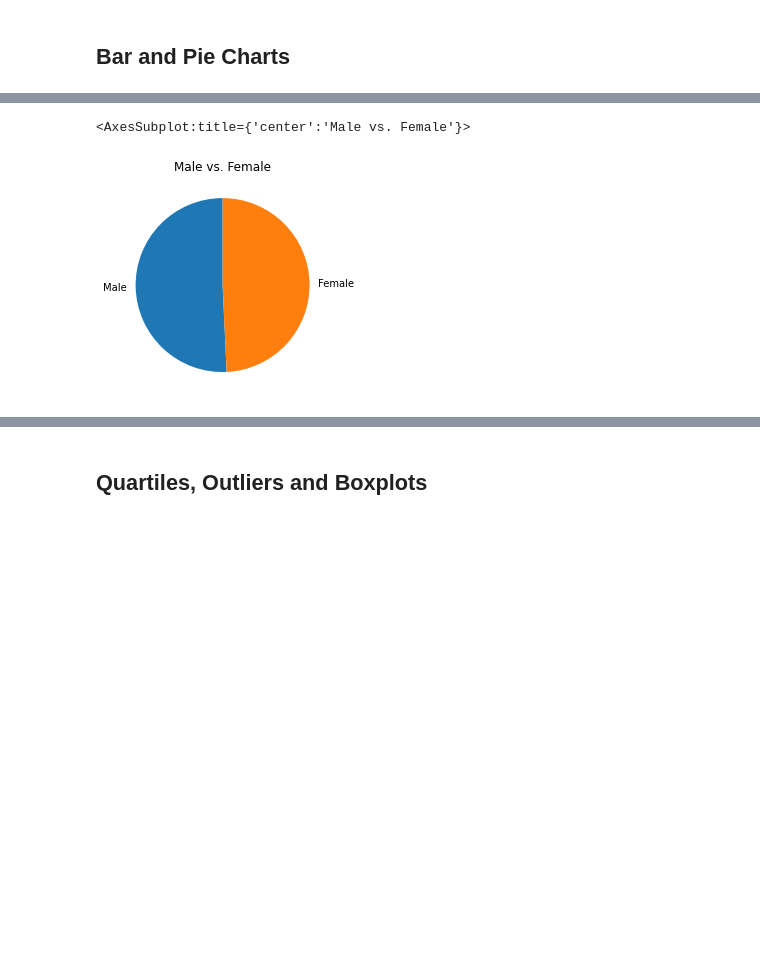
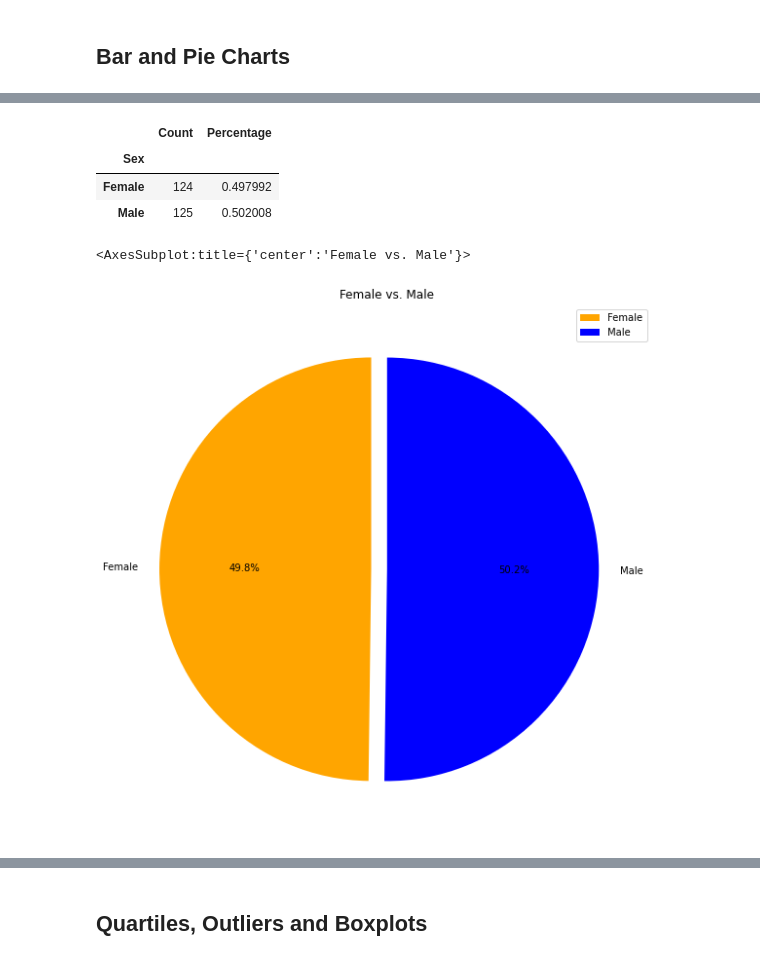
Before and after one commit to IanArch-git/matplotlib-challenge, a Jupyter notebook: Pymaceuticals/Pymaceuticals.ipynb, the cells around one changed output, grey strips where cells are left out. Cells and saved outputs as stored; diff of their text form; code cells hidden in the pictures; blank space fills up the shorter version.

```diff
--- a/Pymaceuticals/Pymaceuticals.ipynb
+++ b/Pymaceuticals/Pymaceuticals.ipynb
@@ -182,0 +188,4 @@ plt.show()
+# %%
+sexes_by = dups_df.groupby(['Mouse ID', 'Sex'])
+sexes_df = pd.DataFrame(sexes_by.size())
+sexes_df
@@ -183,10 +207,24 @@ plt.show()
+# %%
+sexCount = sexes_df.groupby(['Sex']).count()
+sexdf = pd.DataFrame(sexCount)
+sexdf.columns = ["Count"]
+sexdf["Percentage"] = sexdf['Count']/sexdf['Count'].sum()
+sexdf
+# %% [output]
+|  | Count | Percentage |
+| Sex |  |  |
+| Female | 124 | 0.497992 |
+| Male | 125 | 0.502008 |
 # %%
 # Generate a pie plot showing the distribution of female versus male mice using pandas
-sexes = dups_df['Sex'].value_counts()
-Pie_pandas = sexes.plot.pie(ylabel = '',startangle=90, title='Male vs. Female')
+explode = (0.075,0)
+colors = ('orange','blue')
+Pie_pandas = sexdf.plot.pie(y = 'Count', startangle=90, explode = explode, autopct = "%1.1f%%",colors=colors,figsize = (10,10))
+Pie_pandas.set_title("Female vs. Male")
+Pie_pandas.set_ylabel("")
 Pie_pandas
 # %% [output]
-<AxesSubplot:title={'center':'Male vs. Female'}>
+<AxesSubplot:title={'center':'Female vs. Male'}>
-[figure, old version]
+[figure, new version]
 # %%
 # Generate a pie plot showing the distribution of female versus male mice using pyplot
```
Also changed, not shown: parts of 4 cells of this notebook.
